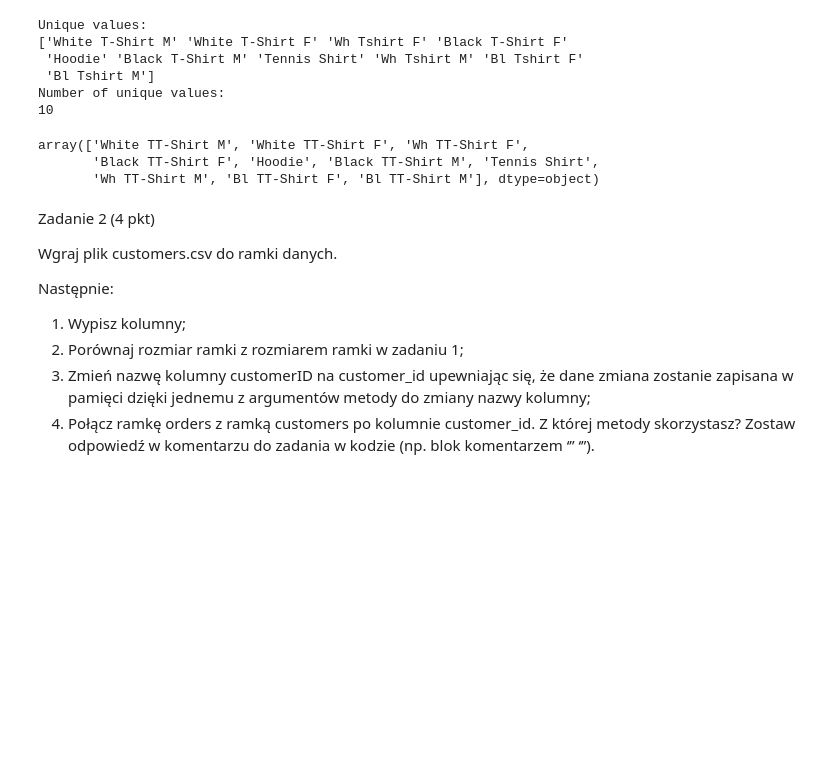
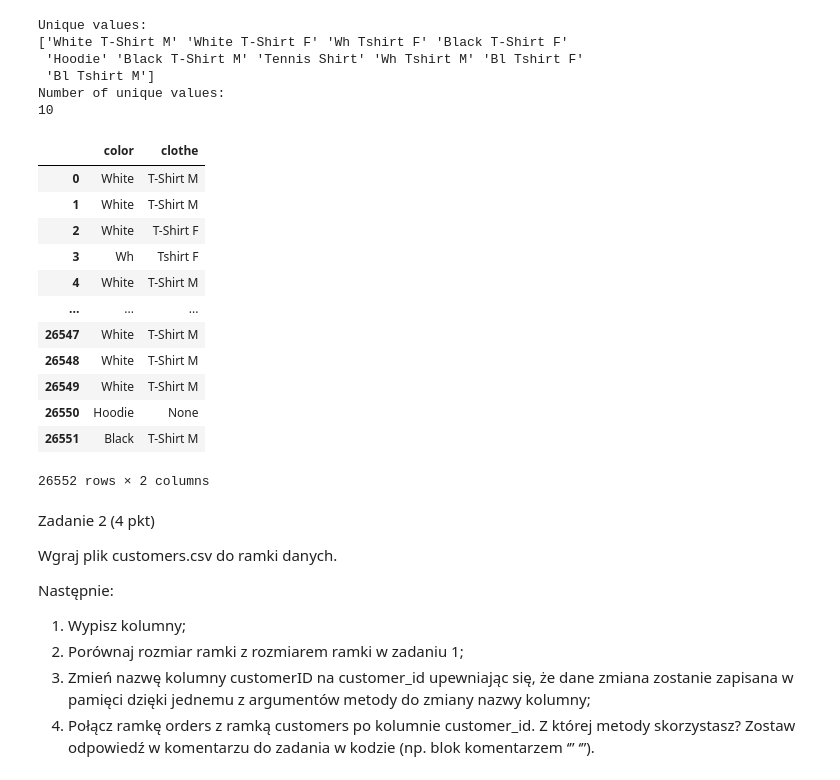
Before and after one commit to s29053/PAD, a Jupyter notebook: 04_PAD_praca_domowa.ipynb, the cells around one changed output. Saved outputs shown, nothing was run; the diff lists cells and outputs as text; code cells hidden in the pictures; blank space fills up the shorter version.

```diff
--- a/04_PAD_praca_domowa.ipynb
+++ b/04_PAD_praca_domowa.ipynb
@@ -97,15 +97,28 @@ Number of unique values:
 # %%
 # Wyczyść kolumnę tshirt_category normalizując nazwy produktów. Upewnij się, że
 # dla każdej kategorii funkcjonuje jedna nazwa, np. zamiast white i wh jest tylko
 # jedna wersja white. Skorzystaj z klasy string i metody apply
 
-orders['tshirt_category'] = orders['tshirt_category'].str.replace(r'[(-|T)][(s|S)]hirt', "T-Shirt", regex=True)
+orders = pd.read_csv("orders.csv")
+orders[["color", "clothe"]] = orders['tshirt_category'].str.split(" ", 1, expand=True)
+# orders['tshirt_category'] = orders['tshirt_category'].str.replace(r'shirt', "T-Shirt")
 # orders['tshirt_category'] = orders['tshirt_category'].str.replace(r'^Wh[ ].*$', "White", regex=True)
-orders['tshirt_category'].unique()
+# orders['tshirt_category'].unique()
+orders[["color", "clothe"]]
 # %% [output]
+|  | color | clothe |
+| 0 | White | T-Shirt M |
+| 1 | White | T-Shirt M |
+| 2 | White | T-Shirt F |
+| 3 | Wh | Tshirt F |
+| 4 | White | T-Shirt M |
+| ... | ... | ... |
+| 26547 | White | T-Shirt M |
+| 26548 | White | T-Shirt M |
+| 26549 | White | T-Shirt M |
+| 26550 | Hoodie | None |
+| 26551 | Black | T-Shirt M |
-array(['White TT-Shirt M', 'White TT-Shirt F', 'Wh TT-Shirt F',
-       'Black TT-Shirt F', 'Hoodie', 'Black TT-Shirt M', 'Tennis Shirt',
-       'Wh TT-Shirt M', 'Bl TT-Shirt F', 'Bl TT-Shirt M'], dtype=object)
+26552 rows × 2 columns
 # %% [markdown]
 Zadanie 2 (4 pkt)
 
```
